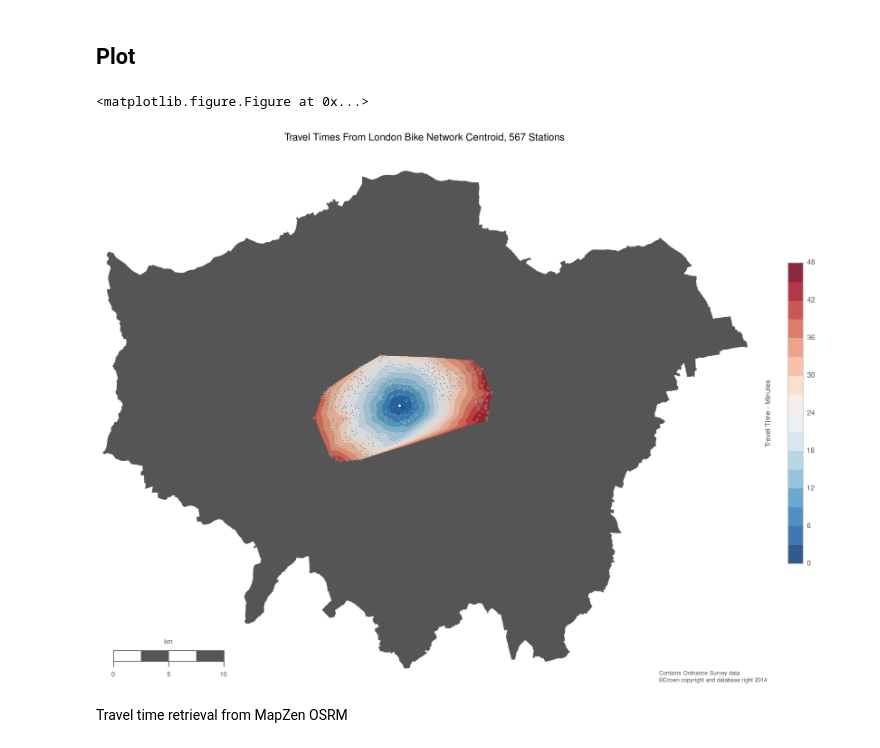
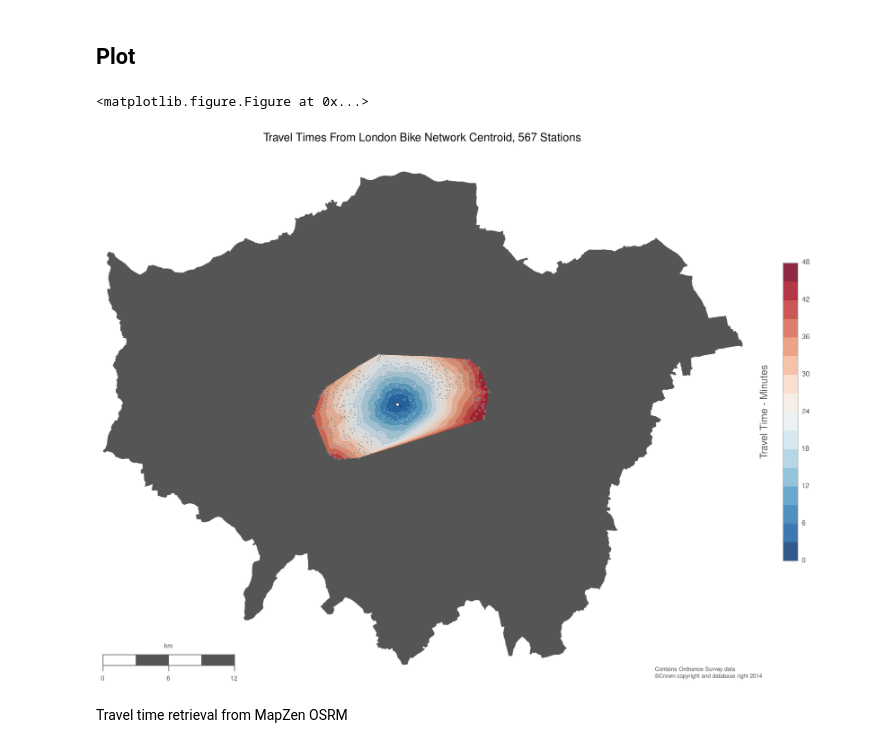
Before and after one commit to urschrei/Geopython, a Jupyter notebook: isochrone.ipynb, the cells around one changed output. Cells and saved outputs as stored; diff of their text form; code cells hidden in the pictures.

Commit message:
Slightly larger labels

```diff
--- a/isochrone.ipynb
+++ b/isochrone.ipynb
@@ -239,39 +239,39 @@ m.scatter(*centroid,
     s=20, edgecolor='#000000', alpha=1.,
     color='w', zorder=5)
 
 # add colour bar, title, and scale
 cbar = plt.colorbar(conf, shrink=.5)
-cbar.set_label("Travel Time - Minutes", size=10, labelpad=-70)
+cbar.set_label("Travel Time - Minutes", size=14, labelpad=-70)
 
 # We need to reproduce the OS Data copyright licence
 smallprint = ax.text(
     1.03, 0,
     r'\begin{flushleft}Contains Ordnance Survey data\\\copyright Crown copyright and database right 2014\end{flushleft}',
     ha='right', va='bottom',
     size=8,
     color='#555555',
     transform=ax.transAxes,
 )
 
 plt.title(
     "Travel Times From London Bike Network Centroid, %s Stations" % (
     len(stations),),
-    fontsize=14)
+    fontsize=16)
 m.drawmapscale(
-    coords[0] + 0.08, coords[1] + 0.015,
+    coords[0] + 0.08, coords[1] + 0.0085,
     coords[0], coords[1],
-    10.,
+    12.,
     barstyle='fancy', labelstyle='simple',
-        fillcolor1='w', fillcolor2='#555555',
+    fillcolor1='w', fillcolor2='#555555',
     fontcolor='#555555',
     zorder=5)
 
 plt.tight_layout()
 plt.savefig("data/isochrone_centroid.png", format="png", bbox_inches='tight', transparent=True, dpi=300)
 plt.show()
 # %% [output]
 <matplotlib.figure.Figure at 0x...>
-[figure, old version]
+[figure, new version]
 # %% [markdown]
 Travel time retrieval from MapZen OSRM
 # %% [markdown]
```
Also changed, not shown: 2 other files.
